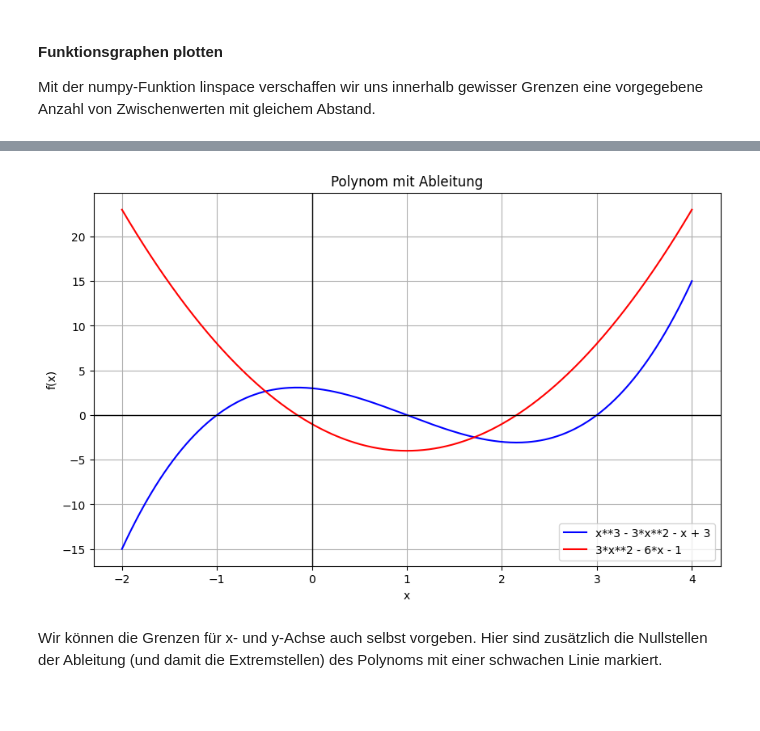
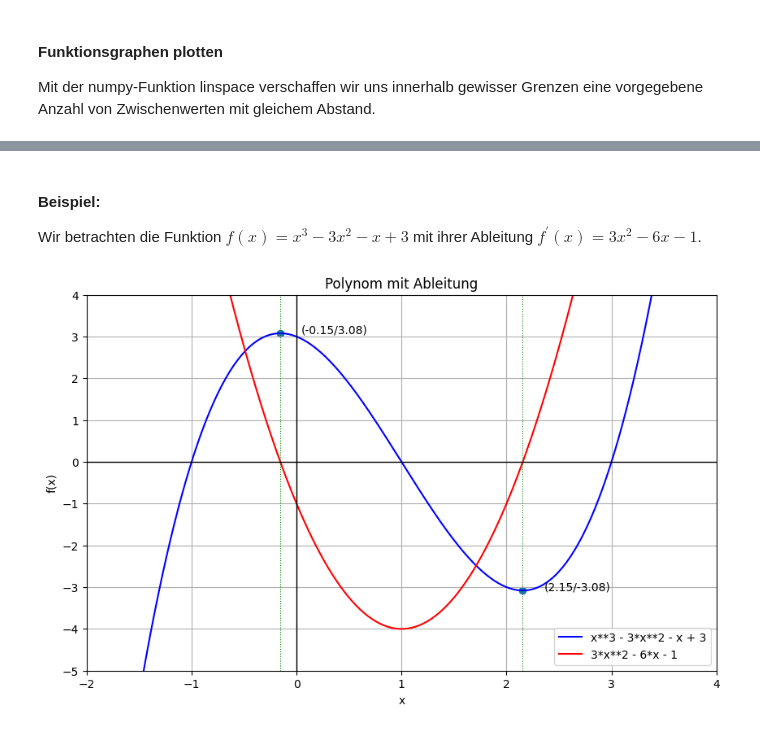
Before and after one commit to ktheu/PythonLernen, a Jupyter notebook: matplotlib/matplotlib.ipynb, the cells around one changed output, grey strips where cells are left out. Saved outputs shown, nothing was run; the diff lists cells and outputs as text; code cells hidden in the pictures; blank space fills up the shorter version.

```diff
--- a/matplotlib/matplotlib.ipynb
+++ b/matplotlib/matplotlib.ipynb
@@ -86,6 +161,6 @@ array([-2., -1.,  0.,  1.,  2.])
 # %%
 def f(x):
-    return 0.5*x**3 - 3*x**2 - x + 3
+    return x**2 + 4
 # %%
 Y = f(X)             # Das numpy Array wird punkteweise ausgewertet
 Y
@@ -94,32 +176,46 @@ array([-15.,   0.,   3.,   0.,  -3.])
+# %% [markdown]
+#### Beispiel:
+
+Wir betrachten die Funktion $f(x) = x^3-3x^2-x+3$ mit ihrer Ableitung $f^{\prime}(x) = 3x^2 -6x -1$.
 # %%
 import numpy as np
 import matplotlib.pyplot as plt
 
 def f(x):
     return x**3 - 3*x**2 - x + 3
 
 def f1(x):
     return 3*x**2 - 6*x - 1
 
-X = np.linspace(-2, 4, 400)
+X = np.linspace(-2.5, 5, 400)
 Y = f(X)
 Y1 = f1(X)
 
 # Plot
 plt.figure(figsize=(10, 6))
 plt.plot(X, Y, label='x**3 - 3*x**2 - x + 3', color="blue")
 plt.plot(X, Y1, label='3*x**2 - 6*x - 1', color="red")
+
+plt.xlim(-2,4)
+plt.ylim(-5,4)
+
+# Extremwerte
+n1, n2 = -0.155, 2.155
+plt.axvline(n1, color='green', linewidth=0.8, linestyle=':')
+plt.axvline(n2, color='green', linewidth=0.8, linestyle=':')
+plt.scatter([n1,n2],[f(n1),f(n2)])
+plt.text(x=n1+0.2, y=f(n1), s=f'({n1:.2f}/{f(n1):.2f})')
+plt.text(x=n2+0.2, y=f(n2), s=f'({n2:.2f}/{f(n2):.2f})')
+
 
 # Beschriftung
 plt.axhline(0, color='black', linewidth=1)
 plt.axvline(0, color='black', linewidth=1)
 plt.title("Polynom mit Ableitung")
 plt.xlabel("x")
 plt.ylabel("f(x)")
 plt.grid(True)
 plt.legend()
 plt.show()
 # %% [output]
-[figure, old version]
+[figure, new version]
-# %% [markdown]
-Wir können die Grenzen für x- und y-Achse auch selbst vorgeben. Hier sind zusätzlich die Nullstellen der Ableitung (und damit die Extremstellen) des Polynoms mit einer schwachen Linie markiert.
```
Also changed, not shown: parts of 36 cells of this notebook, 3 other files.
